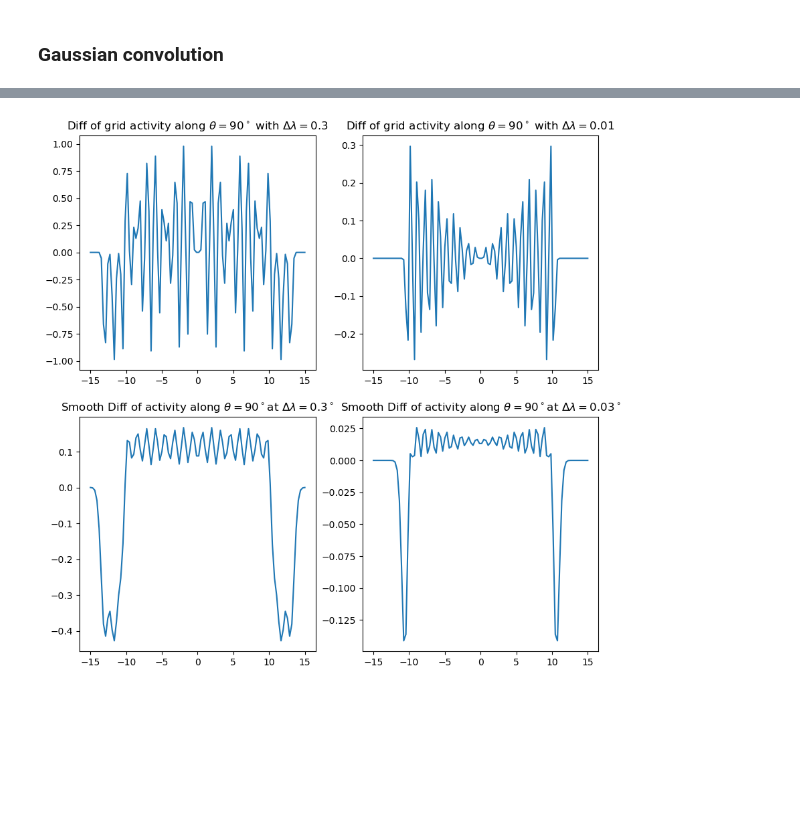
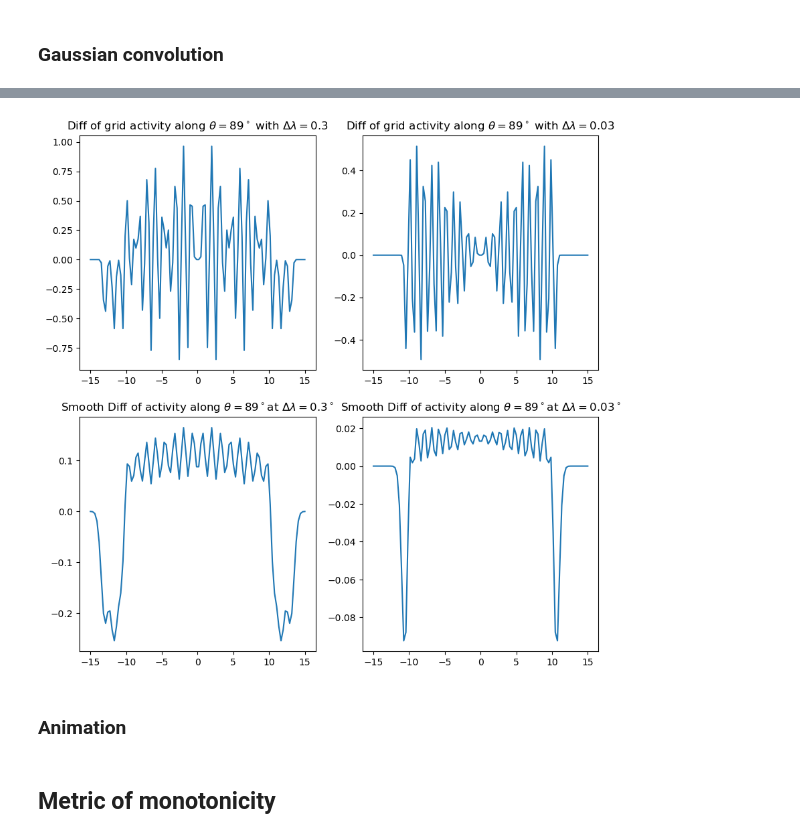
Before and after one commit to MathePhysics/GriDDE, a Jupyter notebook: ipynb/ActivityDiff.ipynb, the cells around one changed output, grey strips where cells are left out. Drawn from its saved outputs; the diff is of its cells as text; code cells hidden in the pictures; blank space fills up the shorter version.

Commit message:
started on monoticity metric

```diff
--- a/ipynb/ActivityDiff.ipynb
+++ b/ipynb/ActivityDiff.ipynb
@@ -178,10 +178,14 @@ plt.show()
 # %%
 fig, ax = plt.subplots(2, 2, figsize=(10,10))
-angle = 90
+angle = 89
 show_dist_var(angle,0.3, ax[0,0])
-show_dist_var(angle,0.01, ax[0,1])
+show_dist_var(angle,0.03, ax[0,1])
 show_dist_var_conv(angle,0.3, ax[1,0])
 show_dist_var_conv(angle,0.03, ax[1,1])
 plt.show()
 # %% [output]
-[figure, old version]
+[figure, new version]
+# %% [markdown]
+### Animation
+# %% [markdown]
+## Metric of monotonicity
```
Also changed, not shown: parts of 5 cells of this notebook.
